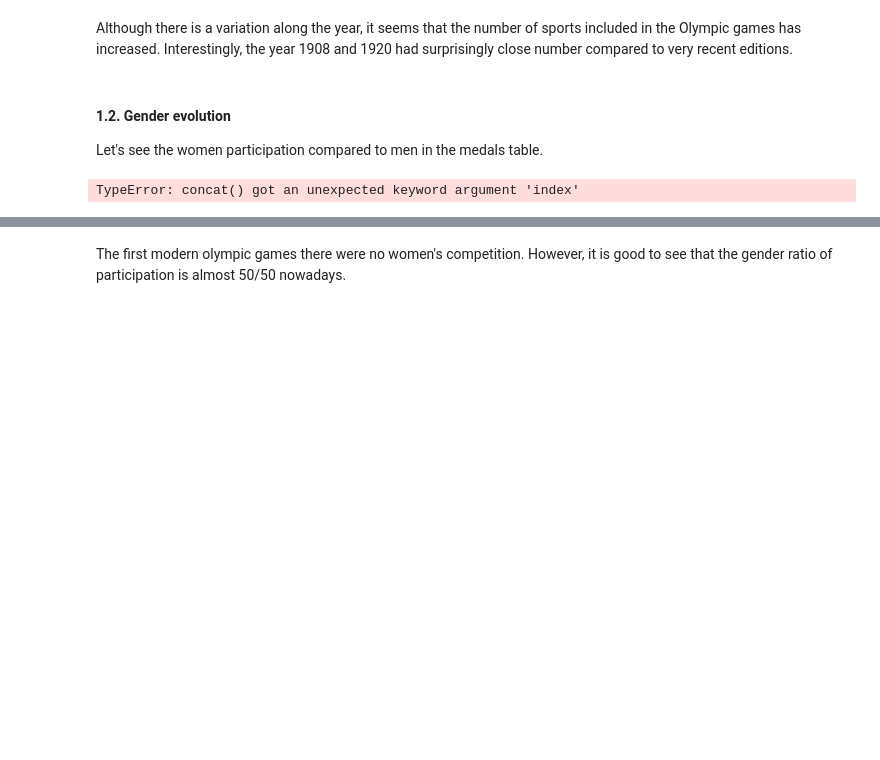
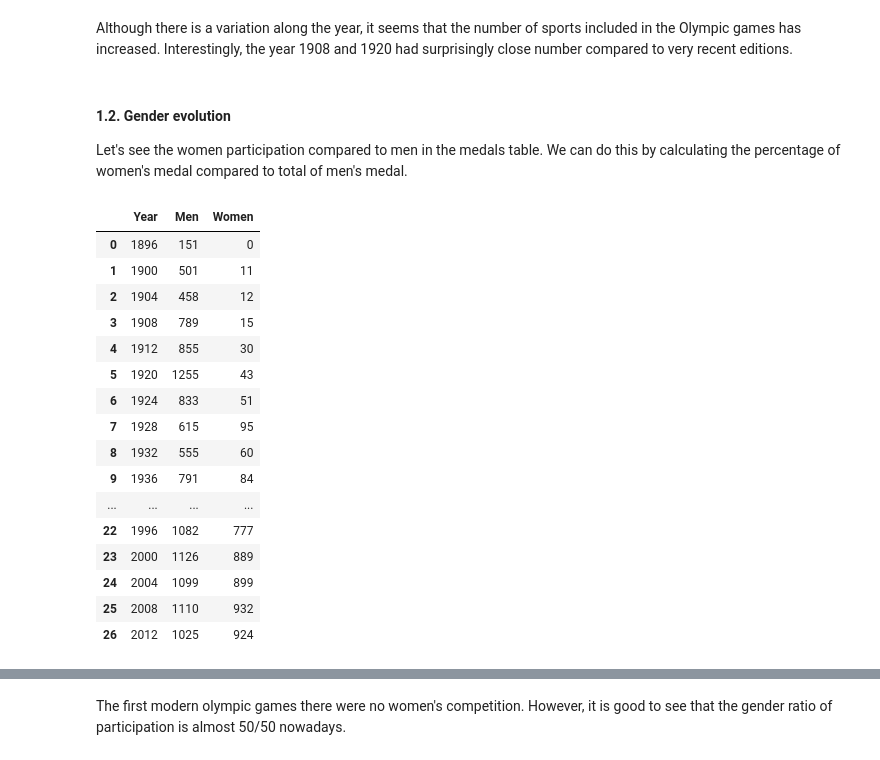
Before and after one commit to victorcruz90/Olympic-medals-analysis, a Jupyter notebook: Initial_data_understanding.ipynb, the cells around one changed output, grey strips where cells are left out. Cells and saved outputs as stored; diff of their text form; code cells hidden in the pictures; blank space fills up the shorter version.

```diff
--- a/Initial_data_understanding.ipynb
+++ b/Initial_data_understanding.ipynb
@@ -134,15 +73,45 @@ Although there is a variation along the year, it seems that the number of sports
 # %% [markdown]
 ####  1.2. Gender evolution
 
-Let's see the women participation compared to men in the medals table.
+Let's see the women participation compared to men in the medals table. We can do this by calculating the percentage of women's medal compared to total of men's medal.
-# %%
-#Getting the especific columns into a dataframe with the number of medal per gender
-year = pd.Series(data_summer['Year'].unique())
-male_count = data_summer.loc[data_summer['Gender'] == 'Men'].groupby('Year').count()['Medal']
-female_count = data_summer.loc[data_summer['Gender'] == 'Women'].groupby('Year').count()['Medal']
-
-concat_medal = pd.concat([male_count.rename('Men'), female_count.rename('Women')],axis=1)
-concat_medal = concat_medal.fillna(0)
-concat_medal
-# %% [output]
-TypeError: concat() got an unexpected keyword argument 'index'
+# %%
+#Lets subset the data
+subset = data_summer[['Year','Gender','Medal']]
+
+# Now we will create two subsets from subset with the total amount of medal per gender
+#Getting the total for Men
+subset_male = subset.loc[subset1['Gender'] == 'Men'].groupby('Year').count().rename(columns={'Gender': 'Men'})
+subset_male = subset_male.drop('Medal', axis=1).reset_index()
+
+
+#Getting the total for women
+subset_women = subset.loc[subset1['Gender'] == 'Women'].groupby('Year').count().rename(columns={'Gender': 'Women'})
+subset_women = subset_women.drop('Medal', axis=1).reset_index()
+
+#As we can see from here, the number of women's medals in 1896 was 0
+#So we will add this value to the top of the subset
+subset_women = subset_women.append({'Year': 1896, 'Women': 0}, ignore_index=True)
+subset_women = subset_women.sort_values(by='Year', ascending=True).reset_index(drop=True)
+
+#Now we merge both subset by the column "Year"
+sb_final = pd.merge(subset_male,subset_women,on='Year')
+# sb_final = sb_final.T
+sb_final
+# %% [output]
+|  | Year | Men | Women |
+| 0 | 1896 | 151 | 0 |
+| 1 | 1900 | 501 | 11 |
+| 2 | 1904 | 458 | 12 |
+| 3 | 1908 | 789 | 15 |
+| 4 | 1912 | 855 | 30 |
+| 5 | 1920 | 1255 | 43 |
+| 6 | 1924 | 833 | 51 |
+| 7 | 1928 | 615 | 95 |
+| 8 | 1932 | 555 | 60 |
+| 9 | 1936 | 791 | 84 |
+| ... | ... | ... | ... |
+| 22 | 1996 | 1082 | 777 |
+| 23 | 2000 | 1126 | 889 |
+| 24 | 2004 | 1099 | 899 |
+| 25 | 2008 | 1110 | 932 |
+| 26 | 2012 | 1025 | 924 |
```
Also changed, not shown: parts of 15 cells of this notebook.
